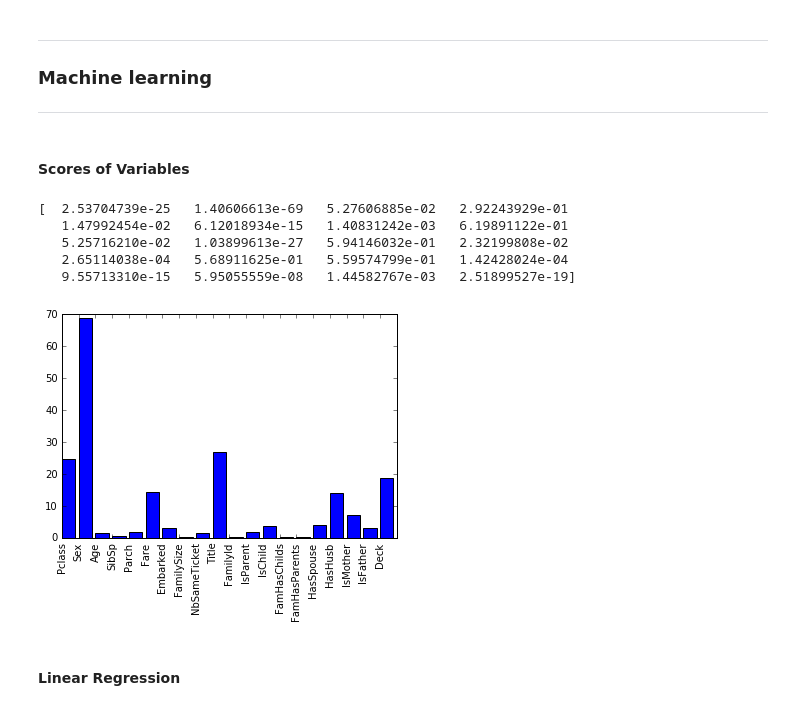
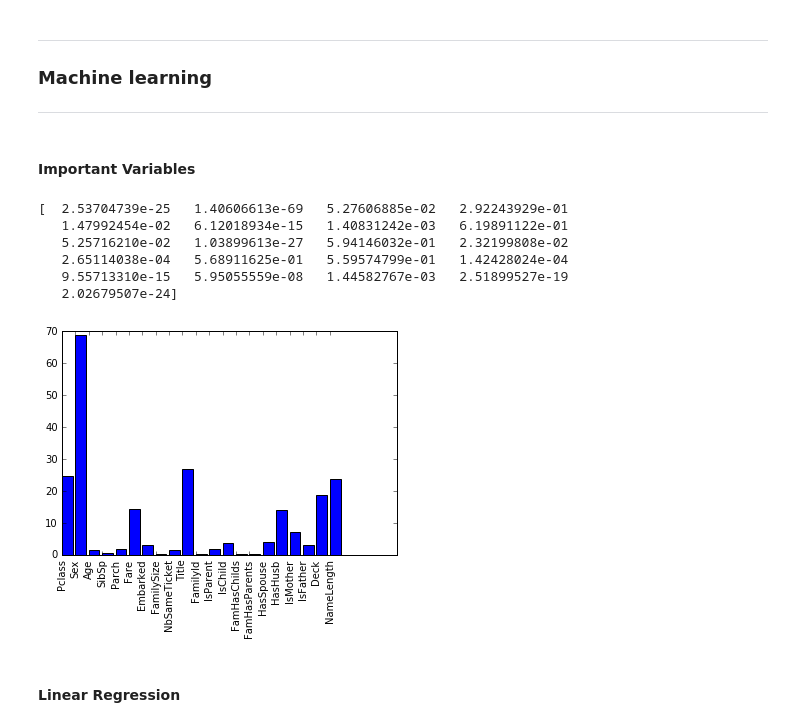
Before and after one commit to samuel-jobert/Titanic-Kaggle-Python, a Jupyter notebook: Titanic first try Code.ipynb, the cells around one changed output. Drawn from its saved outputs; the diff is of its cells as text; code cells hidden in the pictures.

```diff
--- a/Titanic first try Code.ipynb
+++ b/Titanic first try Code.ipynb
@@ -126,7 +126,8 @@ titles = titanic["Name"].apply(get_title)
 print(pd.value_counts(titles))
 
 # Map each title to an integer.  Some titles are very rare, and are compressed into the same codes as other titles.
-title_mapping = {"Mr": 1, "Miss": 2, "Mrs": 3, "Master": 4, "Dr": 5, "Rev": 6, "Major": 7, "Col": 7, "Mlle": 8, "Mme": 8, "Don": 9, "Lady": 10, "Countess": 10, "Jonkheer": 10, "Sir": 9, "Capt": 7, "Ms": 2}
+title_mapping = {"Mr": 1, "Miss": 2, "Mrs": 3, "Master": 4, "Dr": 5, "Rev": 6, "Major": 7, "Col": 7, "Mlle": 8,
+                 "Mme": 8, "Don": 9, "Dona": 9, "Lady": 10, "Countess": 10, "Jonkheer": 10, "Sir": 9, "Capt": 7, "Ms": 2}
 for k,v in title_mapping.items():
     titles[titles == k] = v
 
@@ -138,6 +139,7 @@ titanic["FamilySize"] = titanic["SibSp"] + titanic["Parch"]
 ### FamilyId ###
 # A function to get the id given a row
 import operator
+family_id_mapping={}
 def get_family_id(row):
     # Find the last name by splitting on a comma
     last_name = row["Name"].split(",")[0]
@@ -261,3 +245,9 @@ Name: Deck, dtype: int64
+# %%
+titanic.Embarked = titanic.Embarked.astype(float)
+titanic.Sex = titanic.Sex.astype(float)
+titanic.Survived = titanic.Survived.astype(float)
+titanic.Title = titanic.Title.astype(float)
+titanic.Deck = titanic.Deck.astype(float)
 # %% [markdown]
 ---
 ### Split the whole modified dataset in train and test
@@ -304,30 +273,31 @@ from sklearn.ensemble import GradientBoostingClassifier
 import matplotlib.pyplot as plt
 %matplotlib inline
 # %% [markdown]
-#### Scores of Variables
+#### Important Variables
 # %%
 predictors = ["Pclass", "Sex", "Age", "SibSp", "Parch", "Fare", "Embarked", "FamilySize", "NbSameTicket", "Title", "FamilyId",
-              "IsParent", "IsChild", "FamHasChilds", "FamHasParents", "HasSpouse", "HasHusb", "IsMother", "IsFather","Deck"]
-train_new.Survived = train_new.Survived.astype(float)
+              "IsParent", "IsChild", "FamHasChilds", "FamHasParents", "HasSpouse", "HasHusb", "IsMother", "IsFather","Deck","NameLength"]
+
 # Perform feature selection
 selector = SelectKBest(f_classif, k=5)
 selector.fit(train_new[predictors], train_new["Survived"])
 
 # Get the raw p-values for each feature, and transform from p-values into scores
 print(selector.pvalues_)
 scores = -np.log10(selector.pvalues_)
 
 # Plot the scores.
 plt.bar(range(len(predictors)), scores)
 plt.xticks(range(len(predictors)), predictors, rotation='vertical')
 plt.show()
 # %% [output]
 [  2.53704739e-25   1.40606613e-69   5.27606885e-02   2.92243929e-01
    1.47992454e-02   6.12018934e-15   1.40831242e-03   6.19891122e-01
    5.25716210e-02   1.03899613e-27   5.94146032e-01   2.32199808e-02
    2.65114038e-04   5.68911625e-01   5.59574799e-01   1.42428024e-04
-   9.55713310e-15   5.95055559e-08   1.44582767e-03   2.51899527e-19]
+   9.55713310e-15   5.95055559e-08   1.44582767e-03   2.51899527e-19
+   2.02679507e-24]
-[figure, old version]
+[figure, new version]
 # %% [markdown]
 #### Linear Regression
 # %%
```
Also changed, not shown: parts of 17 cells of this notebook, 2 other files.
